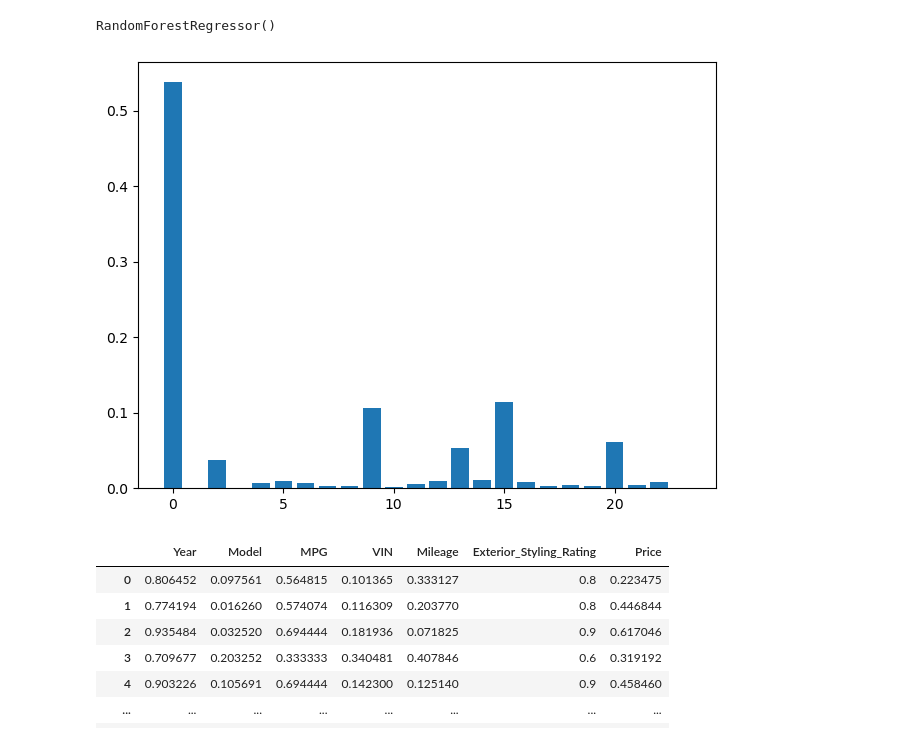
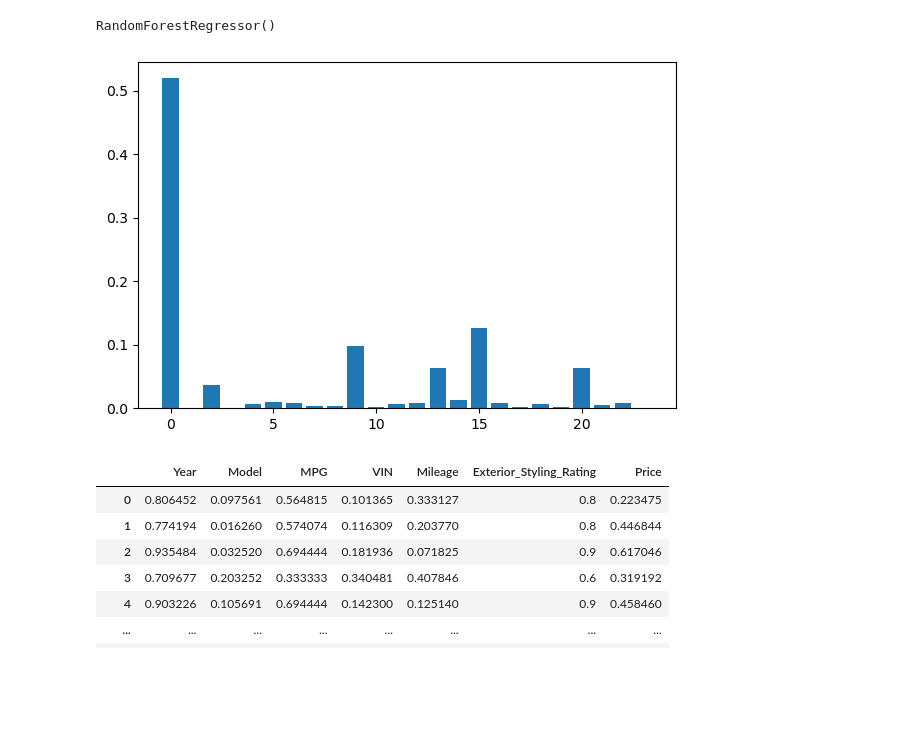
Before and after one commit to daff00/Honda-UsedCarPrice-Prediction, a Jupyter notebook: Project DATMOD.ipynb, the cells around one changed output. Saved outputs shown, nothing was run; the diff lists cells and outputs as text; code cells hidden in the pictures; blank space fills up the shorter version.

```diff
--- a/Project DATMOD.ipynb
+++ b/Project DATMOD.ipynb
@@ -408,11 +409,12 @@ RandomForestRegressor()
 # %%
 rf_fi = rf.feature_importances_
 # Menampilkan plot feature importance
+plt.figure(figsize=(6,4))
 plt.bar([x for x in range(len(rf_fi))], rf_fi)
 plt.tight_layout()
 plt.show()
 # %% [output]
-[figure, old version]
+[figure, new version]
 # %%
 # Memilih feature yang digunakan berdasarkan korelasi dan feature importance
 used_feature = used[['Year', 'Model', 'MPG', 'VIN', 'Mileage', 'Exterior_Styling_Rating', 'Price']]
```
Also changed, not shown: parts of 3 cells of this notebook.
